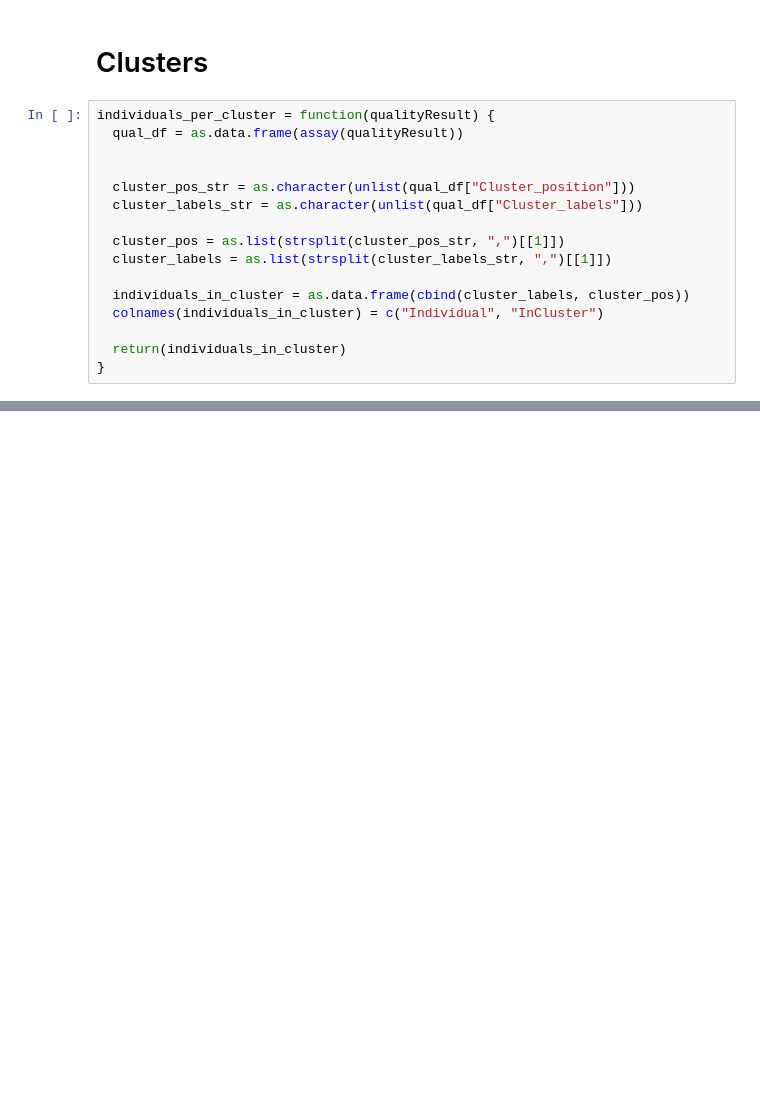
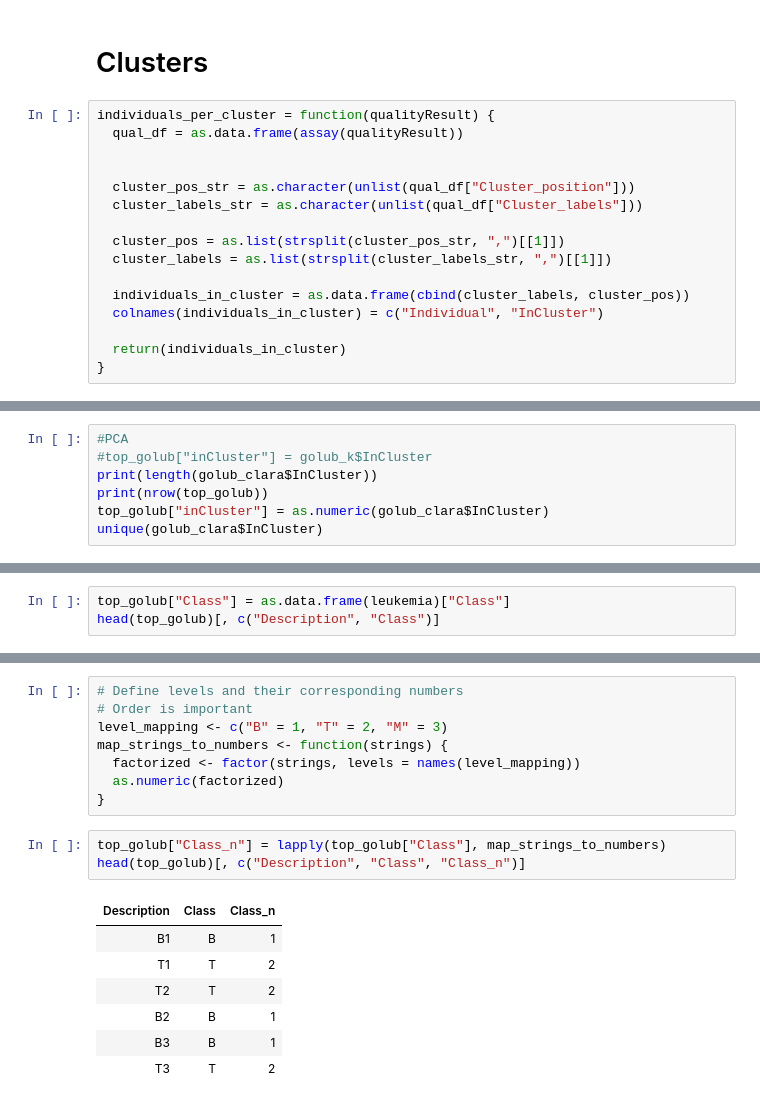
Before and after one commit to neobernad/evaluomeR, a Jupyter notebook: notebooks/local/golub.ipynb, the cells around one changed output, grey strips where cells are left out. Cells and saved outputs as stored; diff of their text form; blank space fills up the shorter version.

```diff
--- a/notebooks/local/golub.ipynb
+++ b/notebooks/local/golub.ipynb
@@ -392,0 +373,7 @@ ggplot2::ggplot(pca_df, ggplot2::aes(x = PC1, y = PC2, color = Cluster, label =
+# %%
+#PCA
+#top_golub["inCluster"] = golub_k$InCluster
+print(length(golub_clara$InCluster))
+print(nrow(top_golub))
+top_golub["inCluster"] = as.numeric(golub_clara$InCluster)
+unique(golub_clara$InCluster)
@@ -392,0 +434,3 @@ ggplot2::ggplot(pca_df, ggplot2::aes(x = PC1, y = PC2, color = Cluster, label =
+# %%
+top_golub["Class"] = as.data.frame(leukemia)["Class"]
+head(top_golub)[, c("Description", "Class")]
@@ -392,0 +445,19 @@ ggplot2::ggplot(pca_df, ggplot2::aes(x = PC1, y = PC2, color = Cluster, label =
+# %%
+# Define levels and their corresponding numbers
+# Order is important
+level_mapping <- c("B" = 1, "T" = 2, "M" = 3)
+map_strings_to_numbers <- function(strings) {
+  factorized <- factor(strings, levels = names(level_mapping))
+  as.numeric(factorized)
+}
+# %%
+top_golub["Class_n"] = lapply(top_golub["Class"], map_strings_to_numbers)
+head(top_golub)[, c("Description", "Class", "Class_n")]
+# %% [output]
+| Description | Class | Class_n |
+| B1 | B | 1 |
+| T1 | T | 2 |
+| T2 | T | 2 |
+| B2 | B | 1 |
+| B3 | B | 1 |
+| T3 | T | 2 |
```
Also changed, not shown: parts of 27 cells of this notebook, 1 other file.
